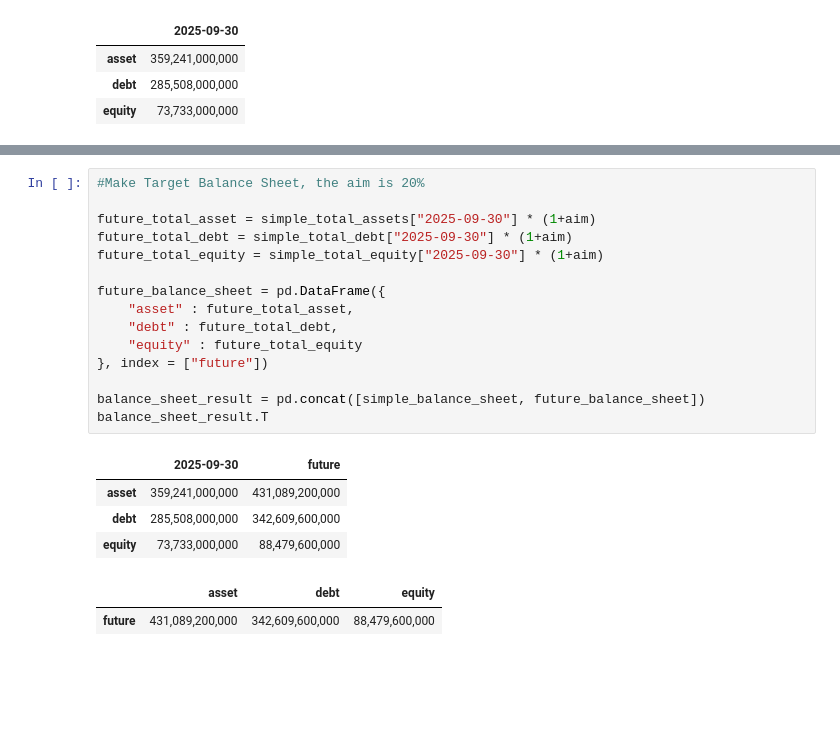
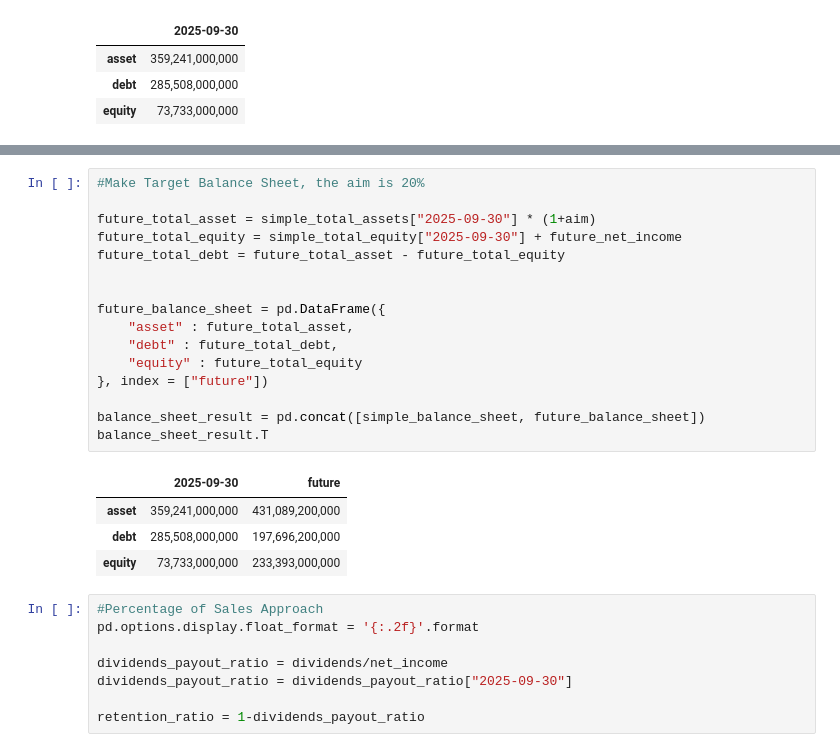
Before and after one commit to west31-d/ross-financial-management-python, a Jupyter notebook: Part2_financial statements and long term financial plan/chap4_long-term financial planning and growth.ipynb, the cells around one changed output, grey strips where cells are left out. Cells and saved outputs as stored; diff of their text form; blank space fills up the shorter version.

```diff
--- a/Part2_financial statements and long term financial plan/chap4_long-term financial planning and growth.ipynb
+++ b/Part2_financial statements and long term financial plan/chap4_long-term financial planning and growth.ipynb
@@ -80,24 +99,29 @@ np.float64(26610000000.0)
 # %%
 #Make Target Balance Sheet, the aim is 20%
 
 future_total_asset = simple_total_assets["2025-09-30"] * (1+aim)
-future_total_debt = simple_total_debt["2025-09-30"] * (1+aim)
-future_total_equity = simple_total_equity["2025-09-30"] * (1+aim)
+future_total_equity = simple_total_equity["2025-09-30"] + future_net_income
+future_total_debt = future_total_asset - future_total_equity
+
 
 future_balance_sheet = pd.DataFrame({
     "asset" : future_total_asset,
     "debt" : future_total_debt,
     "equity" : future_total_equity
 }, index = ["future"])
 
 balance_sheet_result = pd.concat([simple_balance_sheet, future_balance_sheet])
 balance_sheet_result.T
 # %% [output]
 |  | 2025-09-30 | future |
 | asset | 359,241,000,000 | 431,089,200,000 |
-| debt | 285,508,000,000 | 342,609,600,000 |
-| equity | 73,733,000,000 | 88,479,600,000 |
+| debt | 285,508,000,000 | 197,696,200,000 |
+| equity | 73,733,000,000 | 233,393,000,000 |
 # %%
+#Percentage of Sales Approach
+pd.options.display.float_format = '{:.2f}'.format
+
+dividends_payout_ratio = dividends/net_income
+dividends_payout_ratio = dividends_payout_ratio["2025-09-30"]
+
+retention_ratio = 1-dividends_payout_ratio
-# %% [output]
-|  | asset | debt | equity |
-| future | 431,089,200,000 | 342,609,600,000 | 88,479,600,000 |
```
Also changed, not shown: parts of 7 cells of this notebook.
